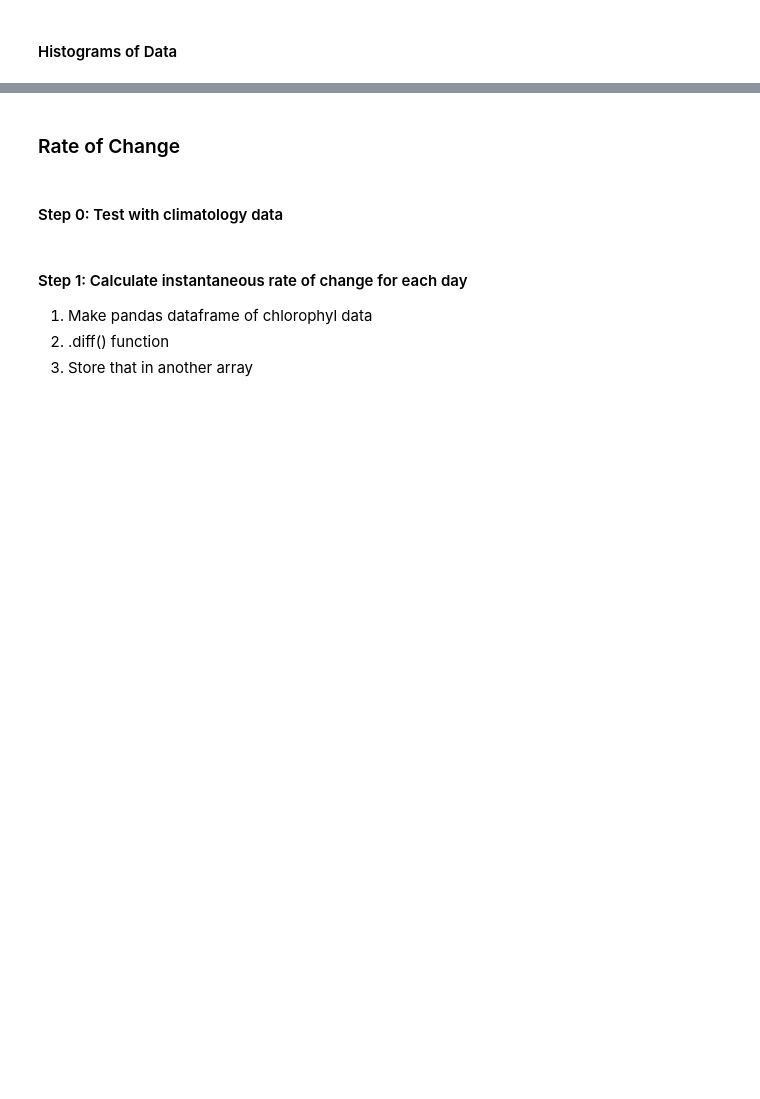
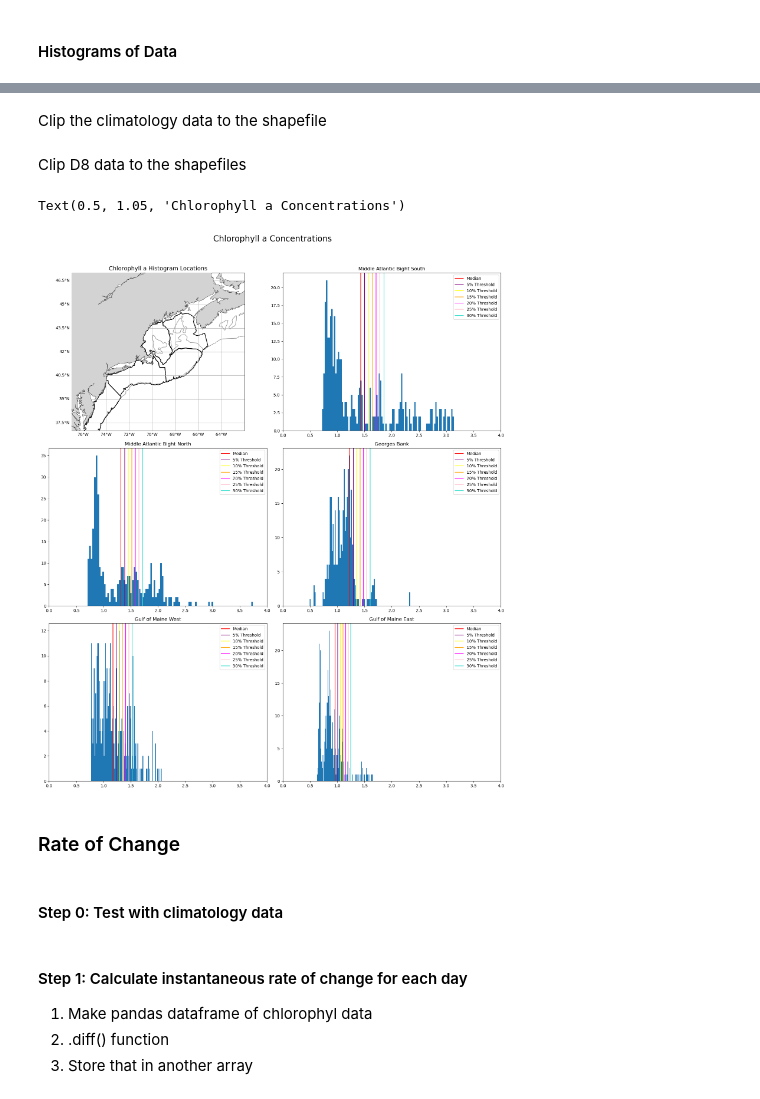
Before and after one commit to gdavis5/phytoplankton_Hollings_project, a Jupyter notebook: Phytoplankton_Phenology_NWA.ipynb, the cells around one changed output, grey strips where cells are left out. Saved outputs shown, nothing was run; the diff lists cells and outputs as text; code cells hidden in the pictures; blank space fills up the shorter version.

```diff
--- a/Phytoplankton_Phenology_NWA.ipynb
+++ b/Phytoplankton_Phenology_NWA.ipynb
@@ -321,0 +394,2 @@ plt.legend()
+# %% [markdown]
+Clip the climatology data to the shapefile
@@ -322,3 +411,76 @@ plt.legend()
+# %% [markdown]
+Clip D8 data to the shapefiles
+# %%
+ds = xr.open_mfdataset(r'C:\Users\grace.davis\Documents\GitHub\DATASETS\OCCCI\V6.0\PRODUCTS\NES_4KM_DAY8\CHL\D8_2005*.nc')
+ds.rio.set_spatial_dims(x_dim="lon", y_dim="lat", inplace=True)
+ds.rio.write_crs("epsg:4326", inplace=True)
+clipped_ds = ds.rio.clip(MAB_south_loc.geometry.apply(mapping), shapefile.crs, drop=True)
+MAB_south = clipped_ds.CHL_median.mean(dim=['lat','lon'])
+clipped_ds = ds.rio.clip(MAB_north_loc.geometry.apply(mapping), shapefile.crs, drop=True)
+MAB_north = clipped_ds.CHL_median.mean(dim=['lat','lon'])
+clipped_ds = ds.rio.clip(GB_whole_loc.geometry.apply(mapping), shapefile.crs, drop=True)
+GB_whole = clipped_ds.CHL_median.mean(dim=['lat','lon'])
+clipped_ds = ds.rio.clip(GOM_west_loc.geometry.apply(mapping), shapefile.crs, drop=True)
+GOM_west = clipped_ds.CHL_median.mean(dim=['lat','lon'])
+clipped_ds = ds.rio.clip(GOM_east_loc.geometry.apply(mapping), shapefile.crs, drop=True)
+GOM_east = clipped_ds.CHL_median.mean(dim=['lat','lon'])
+# %%
+fig=plt.figure(figsize=(16,18))
+ax1 = plt.subplot(3,2,1,projection=crs.PlateCarree()) #Locations map
+ax2 = plt.subplot(3,2,2) # MAB South
+ax3 = plt.subplot(3,2,3) # MAB North
+ax4 = plt.subplot(3,2,4) # GB
+ax5 = plt.subplot(3,2,5) # GOM West
+ax6 = plt.subplot(3,2,6) # GOM East
+# Location Map
+bathym = cfeature.NaturalEarthFeature(name='bathymetry_K_200', scale='10m', category='physical')
+bathym=unary_union(list(bathym.geometries()))
+map_projection = cartopy.crs.PlateCarree()
+ax1.add_feature(cartopy.feature.COASTLINE, linewidth=1)
+ax1.add_feature(cartopy.feature.LAND, zorder=100, facecolor='lightgrey')
+ax1.add_geometries(bathym, facecolor='none', edgecolor='grey', crs=cartopy.crs.PlateCarree())
+MAB_south_loc.boundary.plot(ax=ax1, color='black', linewidth=1.5)
+MAB_north_loc.boundary.plot(ax=ax1, color='black', linewidth=1.5)
+GB_whole_loc.boundary.plot(ax=ax1, color='black', linewidth=1.5)
+GOM_west_loc.boundary.plot(ax=ax1, color='black', linewidth=1.5)
+GOM_east_loc.boundary.plot(ax=ax1, color='black', linewidth=1.5)
+ax1.set_extent([-77,-62,37,47])
+#ax1.legend()
+gl=ax1.gridlines(draw_labels=True)
+gl.top_labels = False
+gl.right_labels = False
+ax1.set_title('Chlorophyll a Histogram Locations', fontsize=14)
+
+#Histograms
+local_chl = [MAB_south,MAB_north,GB_whole,GOM_west,GOM_east]
+clim_med = [clim_MAB_s,clim_MAB_n,clim_GB,clim_GOM_w,clim_GOM_e]
+clim_5 = [clim_MAB_s*1.05,clim_MAB_n*1.05,clim_GB*1.05,clim_GOM_w*1.05,clim_GOM_e*1.05]
+clim_10 = [clim_MAB_s*1.10,clim_MAB_n*1.10,clim_GB*1.10,clim_GOM_w*1.10,clim_GOM_e*1.10]
+clim_15 = [clim_MAB_s*1.15,clim_MAB_n*1.15,clim_GB*1.15,clim_GOM_w*1.15,clim_GOM_e*1.15]
+clim_20 = [clim_MAB_s*1.2,clim_MAB_n*1.2,clim_GB*1.2,clim_GOM_w*1.2,clim_GOM_e*1.2]
+clim_25 = [clim_MAB_s*1.25,clim_MAB_n*1.25,clim_GB*1.25,clim_GOM_w*1.25,clim_GOM_e*1.25]
+clim_30 = [clim_MAB_s*1.3,clim_MAB_n*1.3,clim_GB*1.3,clim_GOM_w*1.3,clim_GOM_e*1.3]
+
+hist_axes = [ax2,ax3,ax4,ax5,ax6]
+region_title = ["Middle Atlantic Bight South","Middle Atlantic Bight North","Georges Bank",'Gulf of Maine West',"Gulf of Maine East"]
+for i, dataa in enumerate(local_chl):
+    ax = hist_axes[i]
+    ax.hist(dataa,bins=100)
+    ax.set_xlim(0,4)
+    ax.axvline(clim_med[i][0], color='red',label='Median') #Pulls first value in list and then the 1 value in that value
+    ax.axvline(clim_5[i][0], color='purple', label='5% Threshold')
+    ax.axvline(clim_10[i][0], color='yellow',label='10% Threshold')
+    ax.axvline(clim_15[i][0], color='orange',label='15% Threshold')
+    ax.axvline(clim_20[i][0], color='magenta',label='20% Threshold')
+    ax.axvline(clim_25[i][0], color='pink',label='25% Threshold')
+    ax.axvline(clim_30[i][0], color='turquoise',label='30% Threshold')
+    ax.legend()
+    ax.set_title(region_title[i])
+plt.tight_layout()
+fig.suptitle("Chlorophyll a Concentrations",fontsize=20,y=1.05)
+# %% [output]
+Text(0.5, 1.05, 'Chlorophyll a Concentrations')
+[figure, added]
 # %%
 #Adding variable to netCDF file
 from netCDF4 import Dataset
```
Also changed, not shown: parts of 33 cells of this notebook.
